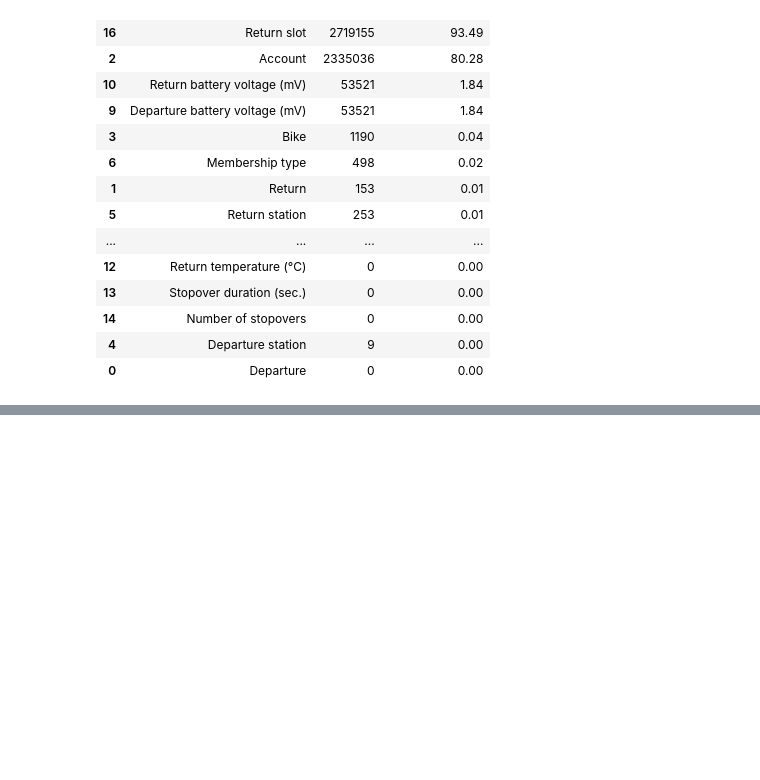
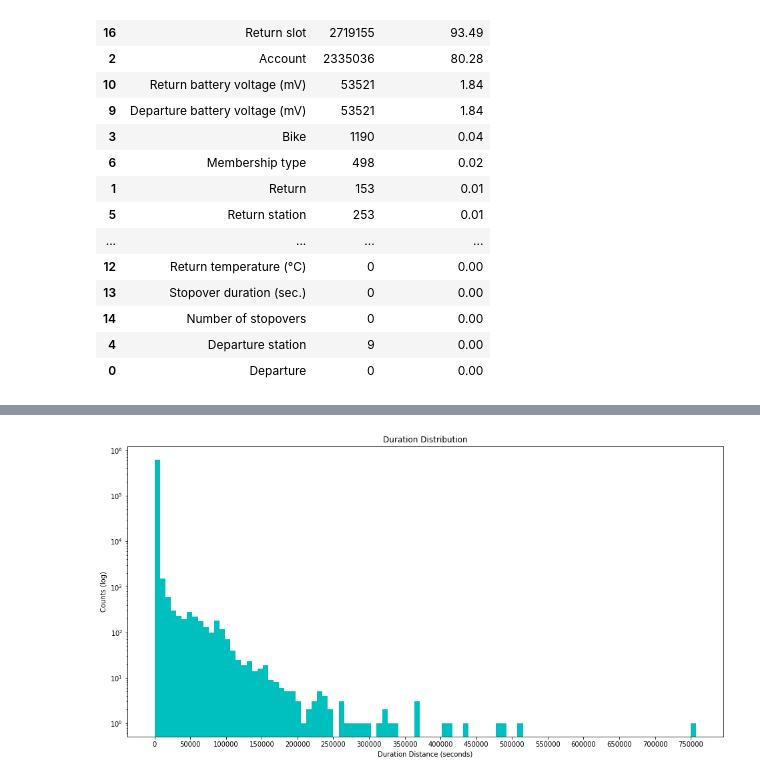
Before and after one commit to JordanFortney/mobiBikeAnalysisCoV, a Jupyter notebook: mobiBikeAnalysis.ipynb, the cells around one changed output, grey strips where cells are left out. Saved outputs shown, nothing was run; the diff lists cells and outputs as text; code cells hidden in the pictures; blank space fills up the shorter version.

```diff
--- a/mobiBikeAnalysis.ipynb
+++ b/mobiBikeAnalysis.ipynb
@@ -163,0 +227,10 @@ mobiDF
+# %%
+plt.figure(figsize = (16,8))
+plt.hist(mobiDF['Duration_(sec.)'], log = True, bins = 100, color = 'c')
+plt.title('Duration Distribution')
+plt.xlabel('Duration Distance (seconds)')
+plt.ylabel('Counts (log)')
+plt.xticks(range(0,int(max(mobiDF['Duration_(sec.)'])),50000))
+plt.show()
+# %% [output]
+[figure, added]
```
Also changed, not shown: parts of 20 cells of this notebook.
